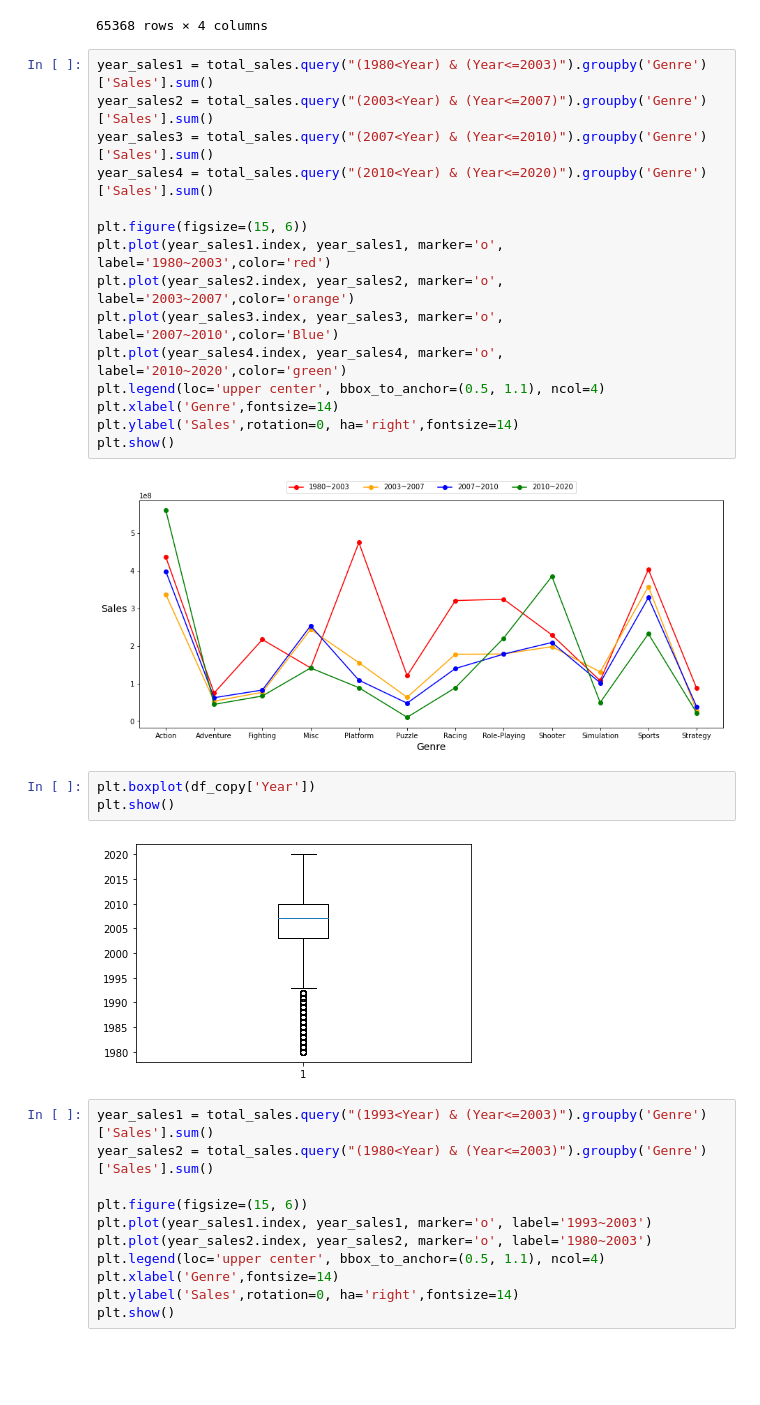
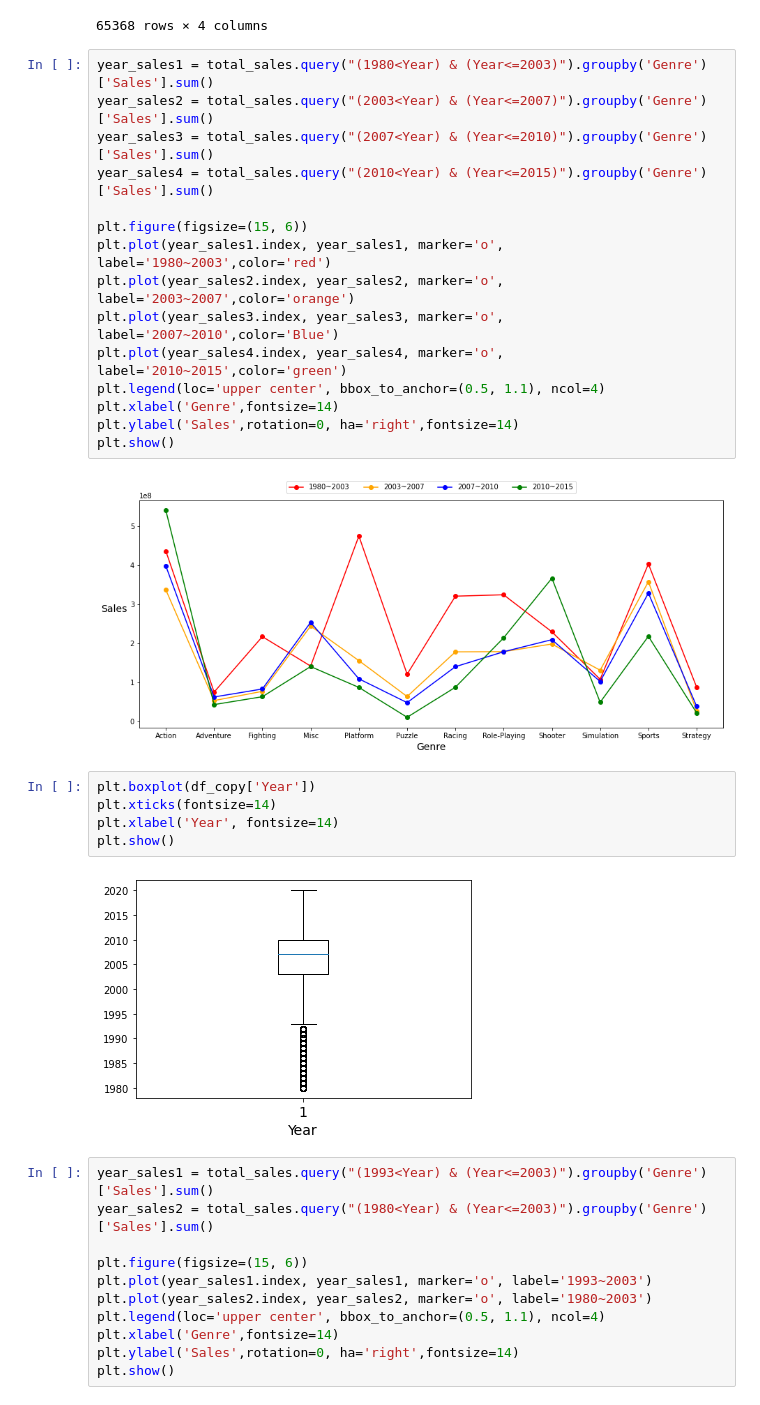
Before and after one commit to Ryu4824/Section_1_Project, a Jupyter notebook: Section_1_Project.ipynb, the cells around one changed output. Drawn from its saved outputs; the diff is of its cells as text; blank space fills up the shorter version.

```diff
--- a/Section_1_Project.ipynb
+++ b/Section_1_Project.ipynb
@@ -537,24 +535,26 @@ total_sales
 year_sales1 = total_sales.query("(1980<Year) & (Year<=2003)").groupby('Genre')['Sales'].sum()
 year_sales2 = total_sales.query("(2003<Year) & (Year<=2007)").groupby('Genre')['Sales'].sum()
 year_sales3 = total_sales.query("(2007<Year) & (Year<=2010)").groupby('Genre')['Sales'].sum()
-year_sales4 = total_sales.query("(2010<Year) & (Year<=2020)").groupby('Genre')['Sales'].sum()
+year_sales4 = total_sales.query("(2010<Year) & (Year<=2015)").groupby('Genre')['Sales'].sum()
 
 plt.figure(figsize=(15, 6))
 plt.plot(year_sales1.index, year_sales1, marker='o', label='1980~2003',color='red')
 plt.plot(year_sales2.index, year_sales2, marker='o', label='2003~2007',color='orange')
 plt.plot(year_sales3.index, year_sales3, marker='o', label='2007~2010',color='Blue')
-plt.plot(year_sales4.index, year_sales4, marker='o', label='2010~2020',color='green')
+plt.plot(year_sales4.index, year_sales4, marker='o', label='2010~2015',color='green')
 plt.legend(loc='upper center', bbox_to_anchor=(0.5, 1.1), ncol=4)
 plt.xlabel('Genre',fontsize=14)
 plt.ylabel('Sales',rotation=0, ha='right',fontsize=14)
 plt.show()
 # %% [output]
-[figure, old version]
+[figure, new version]
 # %%
 plt.boxplot(df_copy['Year'])
+plt.xticks(fontsize=14)
+plt.xlabel('Year', fontsize=14)
 plt.show()
 # %% [output]
-[figure, old version]
+[figure, new version]
 # %%
 year_sales1 = total_sales.query("(1993<Year) & (Year<=2003)").groupby('Genre')['Sales'].sum()
 year_sales2 = total_sales.query("(1980<Year) & (Year<=2003)").groupby('Genre')['Sales'].sum()
```
Also changed, not shown: parts of 12 cells of this notebook.
